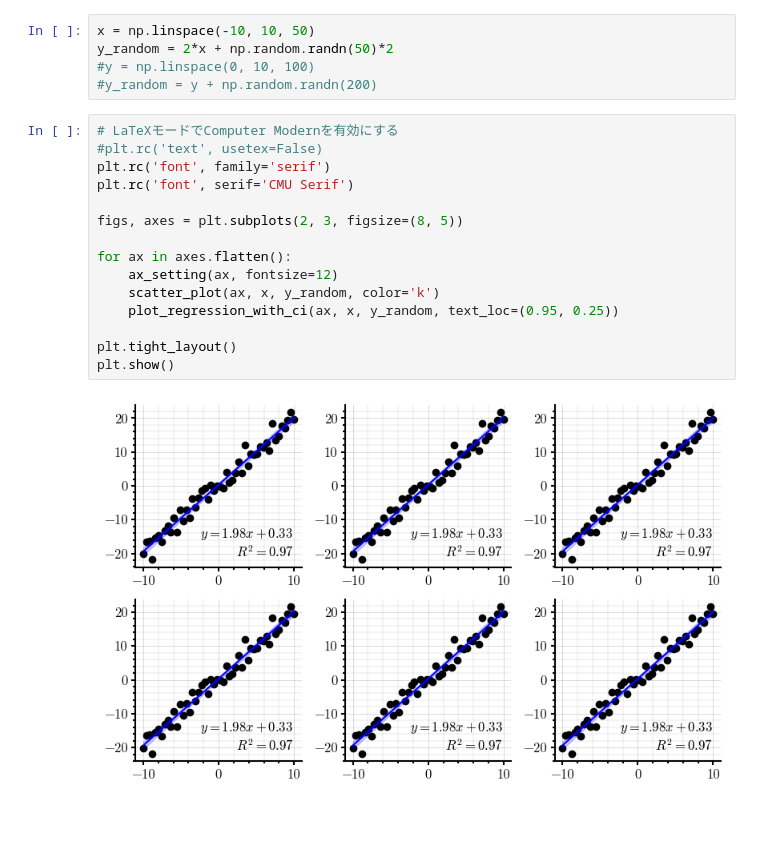
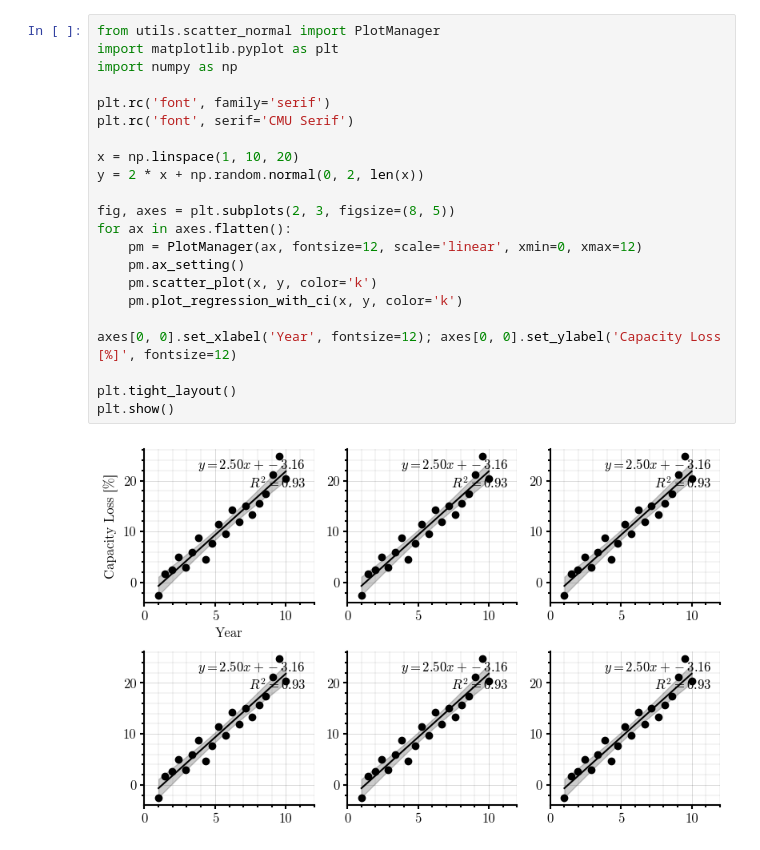
Before and after one commit to abc4423xyz/my-pyplot, a Jupyter notebook: my-plot.ipynb, the cells around one changed output. Cells and saved outputs as stored; diff of their text form; blank space fills up the shorter version.

```diff
--- a/my-plot.ipynb
+++ b/my-plot.ipynb
@@ -93,22 +1,24 @@ def plot_regression_with_ci(ax, x, y, color='blue', fontsize=12, force_intercept
-# %%
-x = np.linspace(-10, 10, 50)
-y_random = 2*x + np.random.randn(50)*2
-#y = np.linspace(0, 10, 100)
-#y_random = y + np.random.randn(200)
 # %%
-# LaTeXモードでComputer Modernを有効にする
-#plt.rc('text', usetex=False)
+from utils.scatter_normal import PlotManager
+import matplotlib.pyplot as plt
+import numpy as np
+
 plt.rc('font', family='serif')
 plt.rc('font', serif='CMU Serif')
 
-figs, axes = plt.subplots(2, 3, figsize=(8, 5))
+x = np.linspace(1, 10, 20)
+y = 2 * x + np.random.normal(0, 2, len(x))
 
+fig, axes = plt.subplots(2, 3, figsize=(8, 5))
 for ax in axes.flatten():
-    ax_setting(ax, fontsize=12)
-    scatter_plot(ax, x, y_random, color='k')
-    plot_regression_with_ci(ax, x, y_random, text_loc=(0.95, 0.25))
+    pm = PlotManager(ax, fontsize=12, scale='linear', xmin=0, xmax=12)
+    pm.ax_setting()
+    pm.scatter_plot(x, y, color='k')
+    pm.plot_regression_with_ci(x, y, color='k')
+
+axes[0, 0].set_xlabel('Year', fontsize=12); axes[0, 0].set_ylabel('Capacity Loss [%]', fontsize=12)
 
 plt.tight_layout()
 plt.show()
 # %% [output]
-[figure, old version]
+[figure, new version]
```
Also changed, not shown: parts of 3 cells of this notebook.
